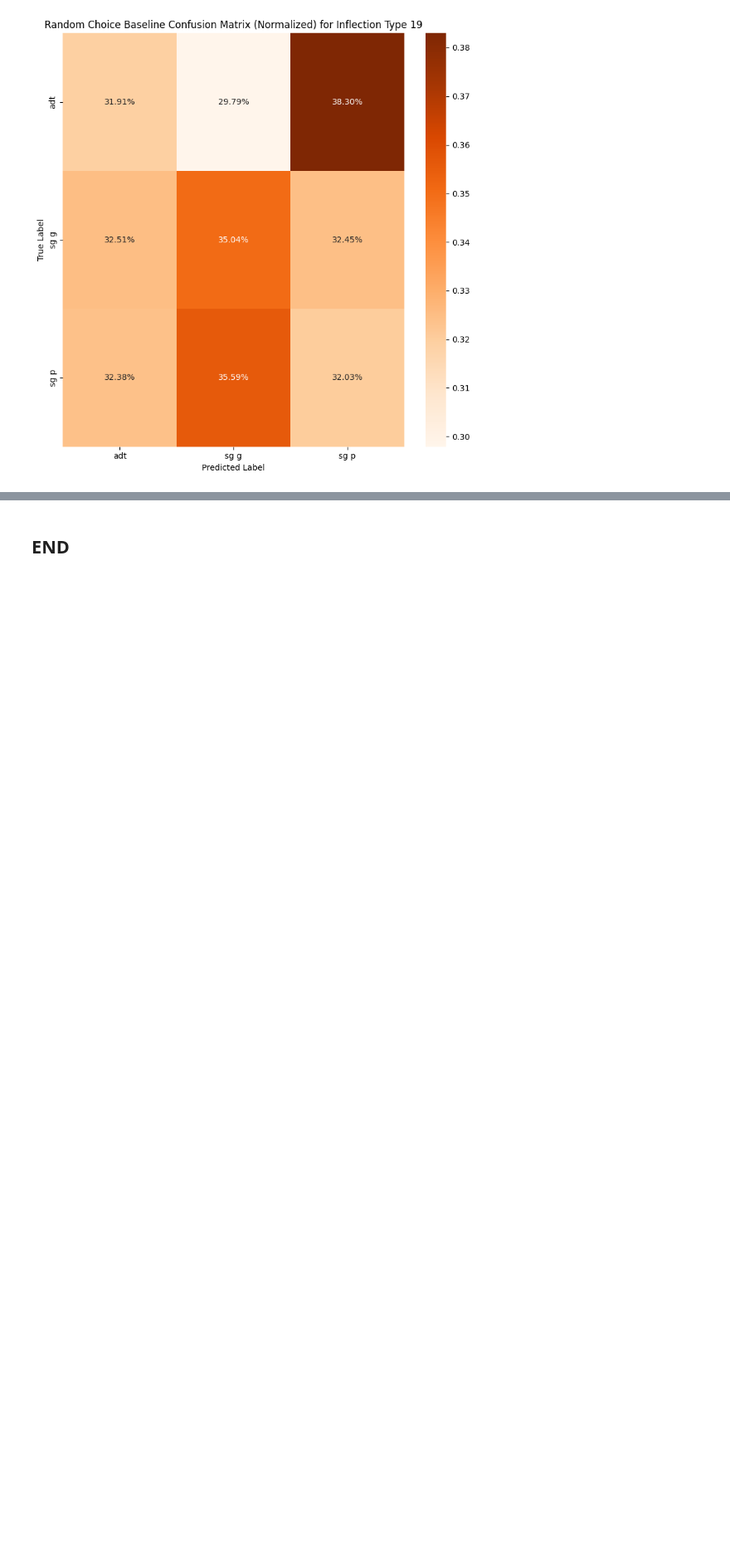
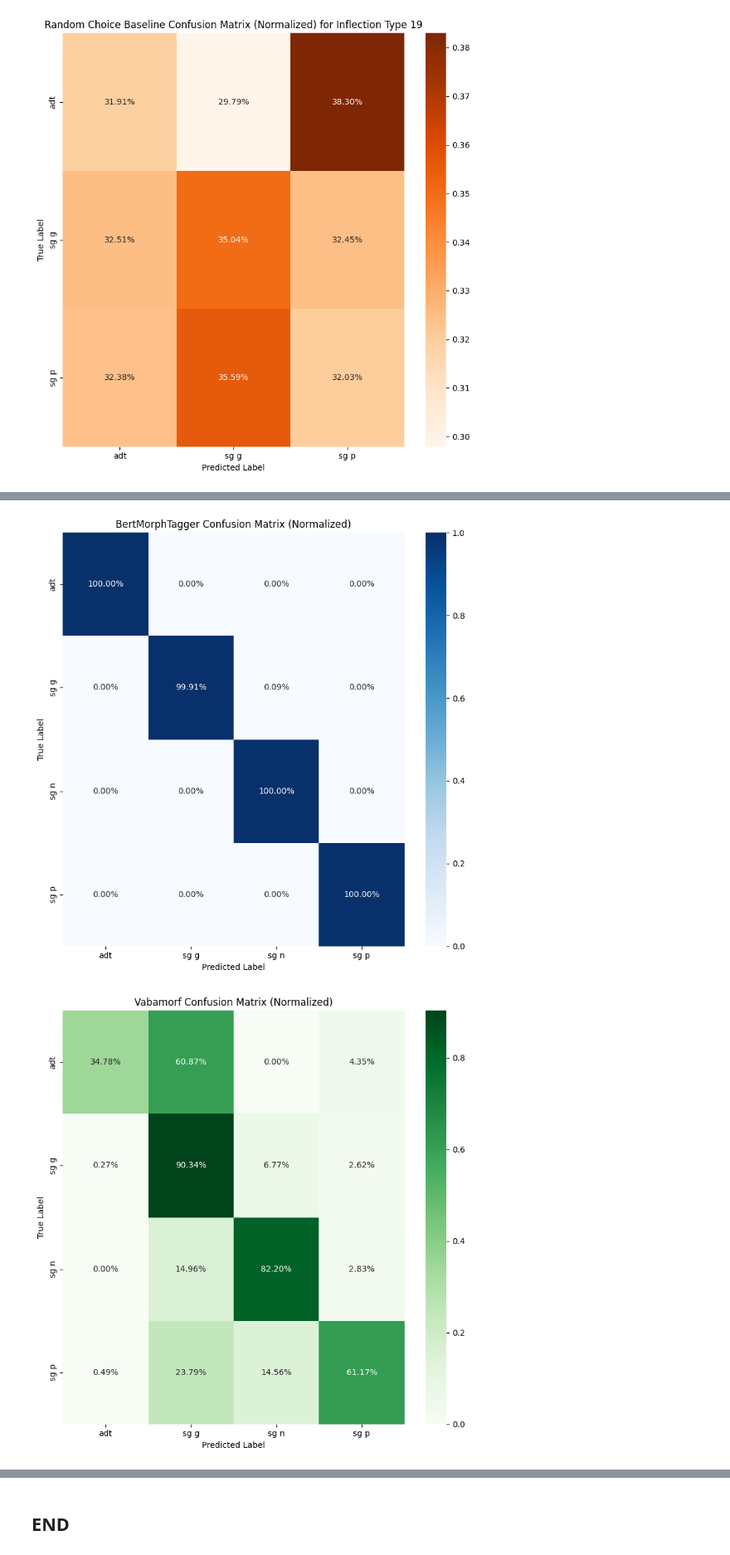
Before and after one commit to SanderSaska/EstNLTK_model_training, a Jupyter notebook: notebooks/homonyms_compare_vabamorf.ipynb, the cells around one changed output, grey strips where cells are left out. Shown at 83% size. Cells and saved outputs as stored; diff of their text form; code cells hidden in the pictures; blank space fills up the shorter version.

Commit message:
More results

```diff
--- a/notebooks/homonyms_compare_vabamorf.ipynb
+++ b/notebooks/homonyms_compare_vabamorf.ipynb
@@ -1198,0 +1373,70 @@ for baseline, name in [
+# %%
+# Remove predictions that are not in the true labels for better visualization
+bmt_cm_filtered = bmt_cm[
+    np.isin(
+        np.unique(results_df["bmt_prediction"]),
+        np.unique(results_df["true_label"]),
+    )
+][
+    :,
+    np.isin(
+        np.unique(results_df["bmt_prediction"]), np.unique(results_df["true_label"])
+    ),
+]
+
+vabamorf_cm_filtered = vabamorf_cm[
+    np.isin(
+        np.unique(results_df["vabamorf_prediction"]),
+        np.unique(results_df["true_label"]),
+    )
+][
+    :,
+    np.isin(
+        np.unique(results_df["vabamorf_prediction"]),
+        np.unique(results_df["true_label"]),
+    ),
+]
+
+# Plot confusion matrix for BertMorphTagger with percentage values
+plt.figure(figsize=(8, 8))
+bmt_cm_normalized = (
+    bmt_cm_filtered.astype("float") / bmt_cm_filtered.sum(axis=1)[:, np.newaxis]
+)
+sns.heatmap(
+    bmt_cm_normalized,
+    annot=True,
+    fmt=".2%",
+    cmap="Blues",
+    xticklabels=np.unique(results_df["true_label"]),
+    yticklabels=np.unique(results_df["true_label"]),
+)
+plt.title("BertMorphTagger Confusion Matrix (Normalized)")
+plt.xlabel("Predicted Label")
+plt.ylabel("True Label")
+plt.tight_layout()
+plt.savefig("../outputs/plots/homonym_small/BertMorphTaggerCM", dpi=300)
+plt.show()
+
+# Plot confusion matrix for Vabamorf with percentage values
+plt.figure(figsize=(8, 8))
+vabamorf_cm_normalized = (
+    vabamorf_cm_filtered.astype("float")
+    / vabamorf_cm_filtered.sum(axis=1)[:, np.newaxis]
+)
+sns.heatmap(
+    vabamorf_cm_normalized,
+    annot=True,
+    fmt=".2%",
+    cmap="Greens",
+    xticklabels=np.unique(results_df["true_label"]),
+    yticklabels=np.unique(results_df["true_label"]),
+)
+plt.title("Vabamorf Confusion Matrix (Normalized)")
+plt.xlabel("Predicted Label")
+plt.ylabel("True Label")
+plt.tight_layout()
+plt.savefig("../outputs/plots/homonym_small/VabamorfCM", dpi=300)
+plt.show()
+# %% [output]
+[figure, added]
+[figure, added]
```
Also changed, not shown: parts of 12 cells of this notebook.
